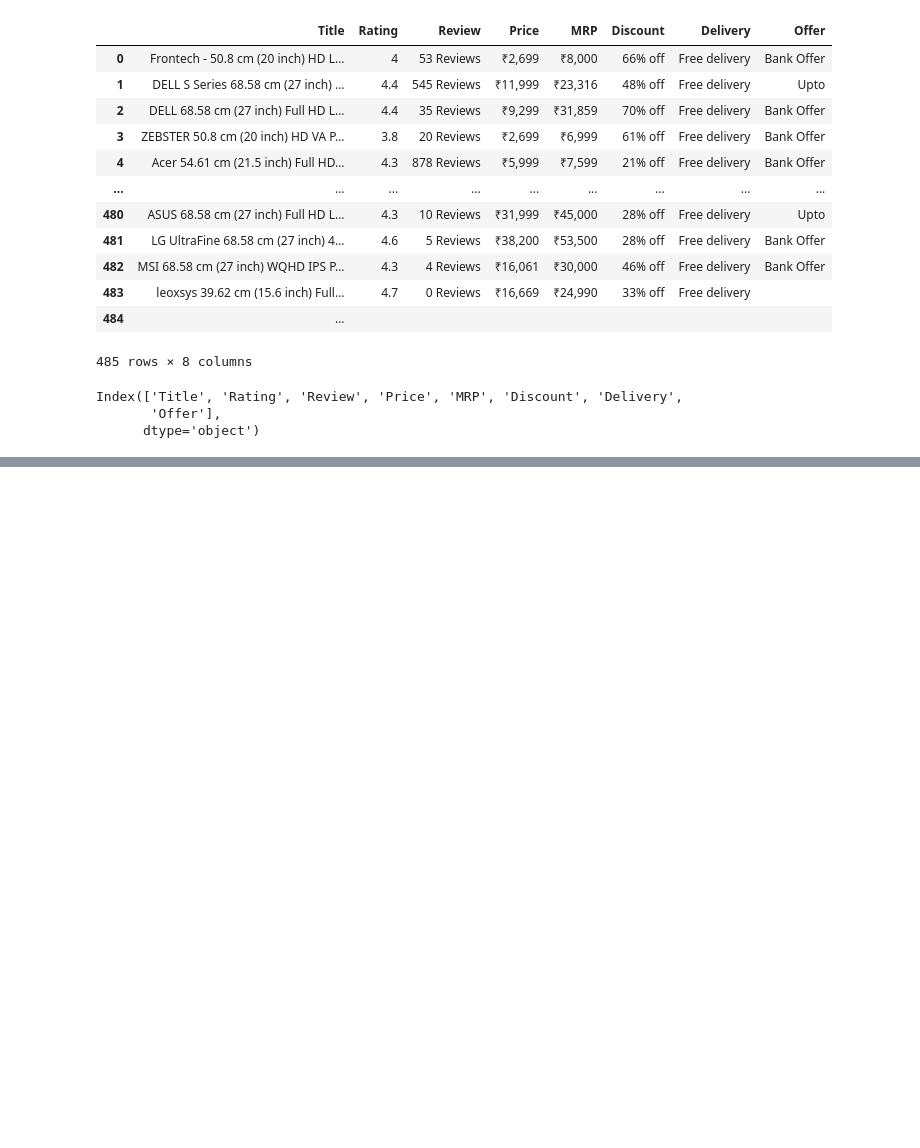
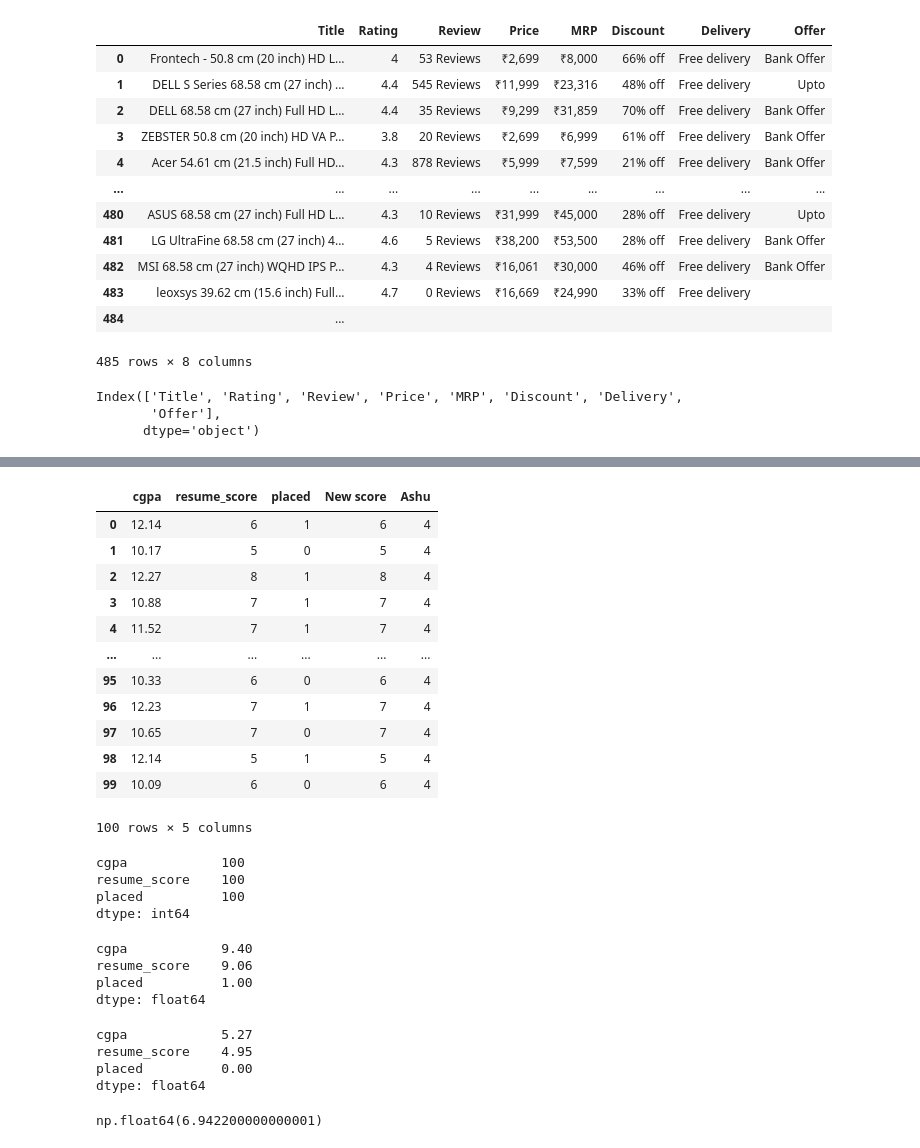
Before and after one commit to ashutosh414/Python-from-beginning, a Jupyter notebook: Day028_Pandas.ipynb, the cells around one changed output, grey strips where cells are left out. Saved outputs shown, nothing was run; the diff lists cells and outputs as text; code cells hidden in the pictures; blank space fills up the shorter version.

```diff
--- a/Day028_Pandas.ipynb
+++ b/Day028_Pandas.ipynb
@@ -366,0 +546,3 @@ fData1.to_csv('Day_028_Output_FlipkartMoniterData.csv',index=False)
+# %%
+# Add new Column in Dataframes
+placemnt_copy_data['New score']=placemnt_copy_data['resume_score'].astype(int)
@@ -366,0 +565,4 @@ fData1.to_csv('Day_028_Output_FlipkartMoniterData.csv',index=False)
+# %%
+# change data type of the column
+placemnt_copy_data['resume_score']=placemnt_copy_data['resume_score'].astype(int)
+placemnt_copy_data
@@ -366,0 +610,52 @@ fData1.to_csv('Day_028_Output_FlipkartMoniterData.csv',index=False)
+# %%
+placemnt_copy_data
+# ADD values in column
+placemnt_copy_data['Ashu']=4
+# %%
+# ADD values in column
+placemnt_copy_data['cgpa']=placemnt_copy_data['cgpa']+4
+# %%
+placemnt_copy_data
+# %% [output]
+|  | cgpa | resume_score | placed | New score | Ashu |
+| 0 | 12.14 | 6 | 1 | 6 | 4 |
+| 1 | 10.17 | 5 | 0 | 5 | 4 |
+| 2 | 12.27 | 8 | 1 | 8 | 4 |
+| 3 | 10.88 | 7 | 1 | 7 | 4 |
+| 4 | 11.52 | 7 | 1 | 7 | 4 |
+| ... | ... | ... | ... | ... | ... |
+| 95 | 10.33 | 6 | 0 | 6 | 4 |
+| 96 | 12.23 | 7 | 1 | 7 | 4 |
+| 97 | 10.65 | 7 | 0 | 7 | 4 |
+| 98 | 12.14 | 5 | 1 | 5 | 4 |
+| 99 | 10.09 | 6 | 0 | 6 | 4 |
+100 rows × 5 columns
+# %%
+placement_count=placement.count()
+placement_count
+# %% [output]
+cgpa            100
+resume_score    100
+placed          100
+dtype: int64
+# %%
+placement_max=placement.max()
+placement_max
+# %% [output]
+cgpa            9.40
+resume_score    9.06
+placed          1.00
+dtype: float64
+# %%
+placement_min=placement.min()
+placement_min
+# %% [output]
+cgpa            5.27
+resume_score    4.95
+placed          0.00
+dtype: float64
+# %%
+placement_mean_cgpa=placement['cgpa'].mean()
+placement_mean_cgpa
+# %% [output]
+np.float64(6.942200000000001)
```
Also changed, not shown: parts of 37 cells of this notebook.
